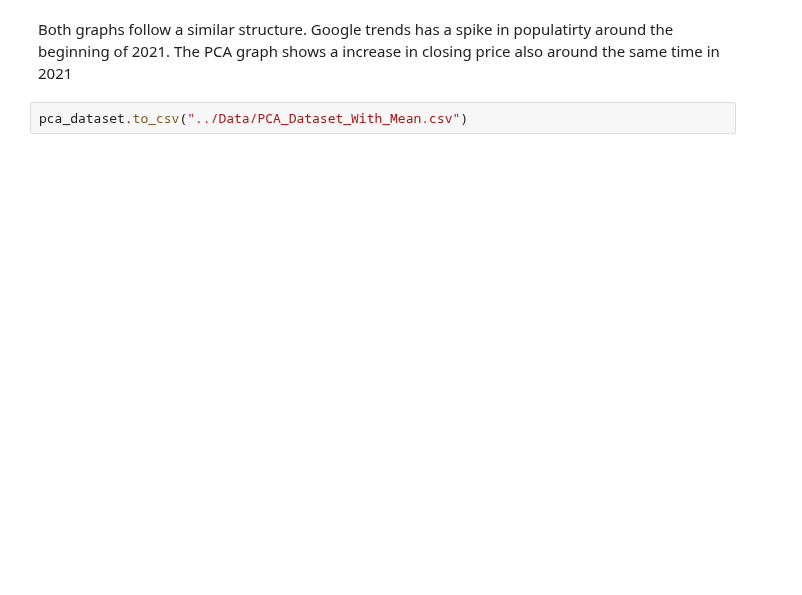
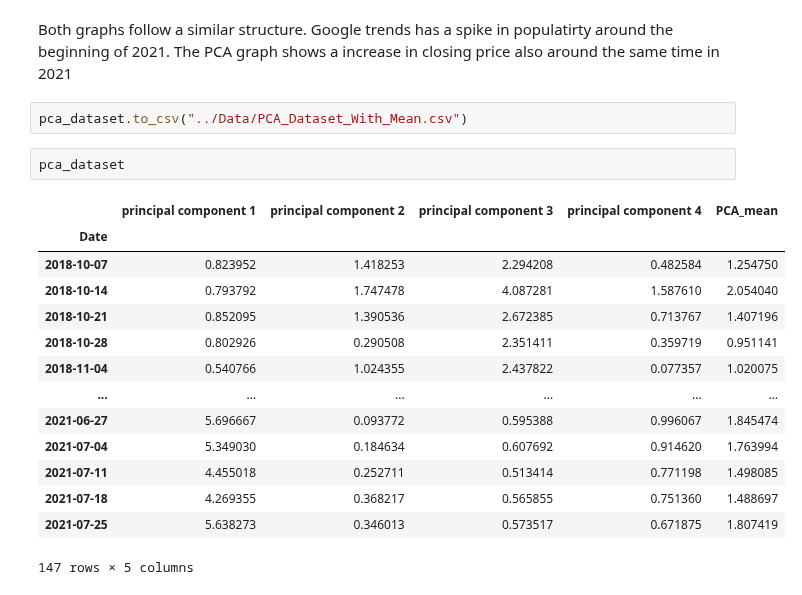
Before and after one commit to kenneykwan/Springboard, a Jupyter notebook: Capstone2-CCI30Index/Notebooks/Capstone 2 - Preprocessing and Training.ipynb, the cells around one changed output. Cells and saved outputs as stored; diff of their text form; blank space fills up the shorter version.

```diff
--- a/Capstone2-CCI30Index/Notebooks/Capstone 2 - Preprocessing and Training.ipynb
+++ b/Capstone2-CCI30Index/Notebooks/Capstone 2 - Preprocessing and Training.ipynb
@@ -111,3 +113,20 @@ Both graphs follow a similar structure. Google trends has a spike in populatirty
 The PCA graph shows a increase in closing price also around the same time in 2021
 # %%
 pca_dataset.to_csv("../Data/PCA_Dataset_With_Mean.csv")
+# %%
+pca_dataset
+# %% [output]
+|  | principal component 1 | principal component 2 | principal component 3 | principal component 4 | PCA_mean |
+| Date |  |  |  |  |  |
+| 2018-10-07 | 0.823952 | 1.418253 | 2.294208 | 0.482584 | 1.254750 |
+| 2018-10-14 | 0.793792 | 1.747478 | 4.087281 | 1.587610 | 2.054040 |
+| 2018-10-21 | 0.852095 | 1.390536 | 2.672385 | 0.713767 | 1.407196 |
+| 2018-10-28 | 0.802926 | 0.290508 | 2.351411 | 0.359719 | 0.951141 |
+| 2018-11-04 | 0.540766 | 1.024355 | 2.437822 | 0.077357 | 1.020075 |
+| ... | ... | ... | ... | ... | ... |
+| 2021-06-27 | 5.696667 | 0.093772 | 0.595388 | 0.996067 | 1.845474 |
+| 2021-07-04 | 5.349030 | 0.184634 | 0.607692 | 0.914620 | 1.763994 |
+| 2021-07-11 | 4.455018 | 0.252711 | 0.513414 | 0.771198 | 1.498085 |
+| 2021-07-18 | 4.269355 | 0.368217 | 0.565855 | 0.751360 | 1.488697 |
+| 2021-07-25 | 5.638273 | 0.346013 | 0.573517 | 0.671875 | 1.807419 |
+147 rows × 5 columns
```
Also changed, not shown: parts of 6 cells of this notebook, 2 other files.
